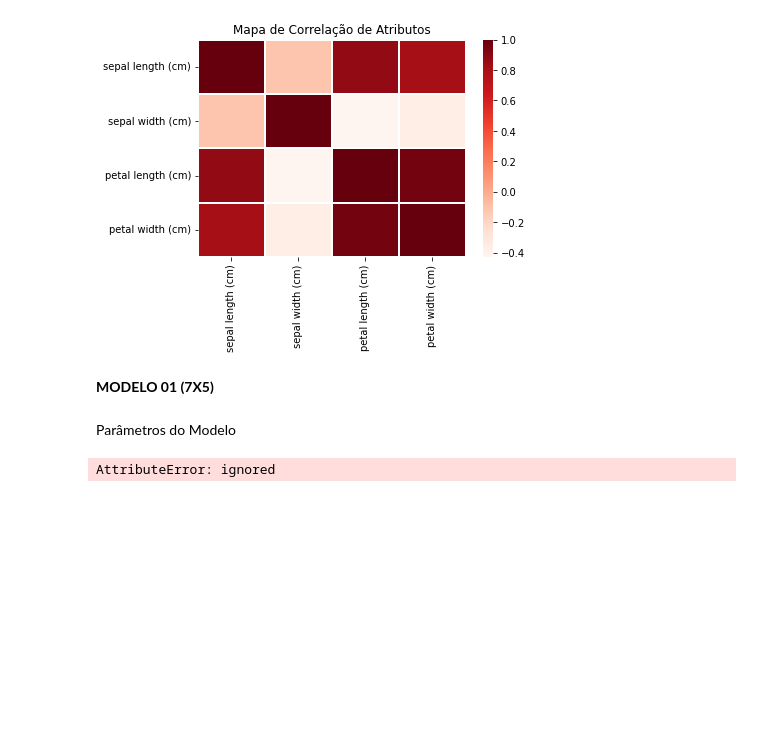
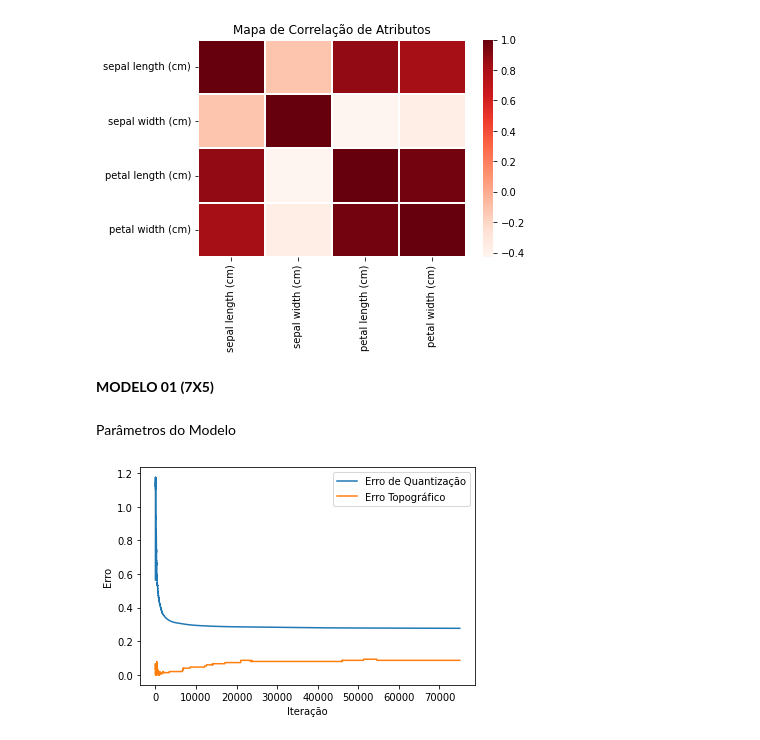
Before and after one commit to douglascosta01/Redes-Neurais, a Jupyter notebook: Rede_Neural_SOM_(Self_Organizing_Maps).ipynb, the cells around one changed output. Saved outputs shown, nothing was run; the diff lists cells and outputs as text; code cells hidden in the pictures; blank space fills up the shorter version.

```diff
--- a/Rede_Neural_SOM_(Self_Organizing_Maps).ipynb
+++ b/Rede_Neural_SOM_(Self_Organizing_Maps).ipynb
@@ -106,27 +115,27 @@ neuD2 = 5 # número de neurônios (dimensão 02 - colunas)
 # %%
 som = MiniSom(neuD1, neuD2, x.shape[1],
               sigma=sigma,
               learning_rate=eta,
               neighborhood_function=neighborhood_function,
               random_seed=random_seed)
 
 som.random_weights_init(x.values)
 som.train_random(x.values, epocas)
 
 q_error = []
 t_error = []
 
 for i in range(epocas*len(x.values)):
   rand_i = np.random.randint(len(x.values))
-  som.upadate(x.values[rand_i], som.winner(x.values[rand_i]), i, epocas)
+  som.update(x.values[rand_i], som.winner(x.values[rand_i]), i, epocas)
   q_error.append(som.quantization_error(x.values))
   t_error.append(som.topographic_error(x.values))
 
 plt.plot(np.arange(epocas*len(x.values)), q_error, label='Erro de Quantização')
 plt.plot(np.arange(epocas*len(x.values)), t_error, label='Erro Topográfico')
 plt.ylabel('Erro')
 plt.xlabel('Iteração')
 plt.legend()
 plt.show()
 # %% [output]
-AttributeError: ignored
+[figure, added]
```
Also changed, not shown: parts of 1 cell of this notebook.
